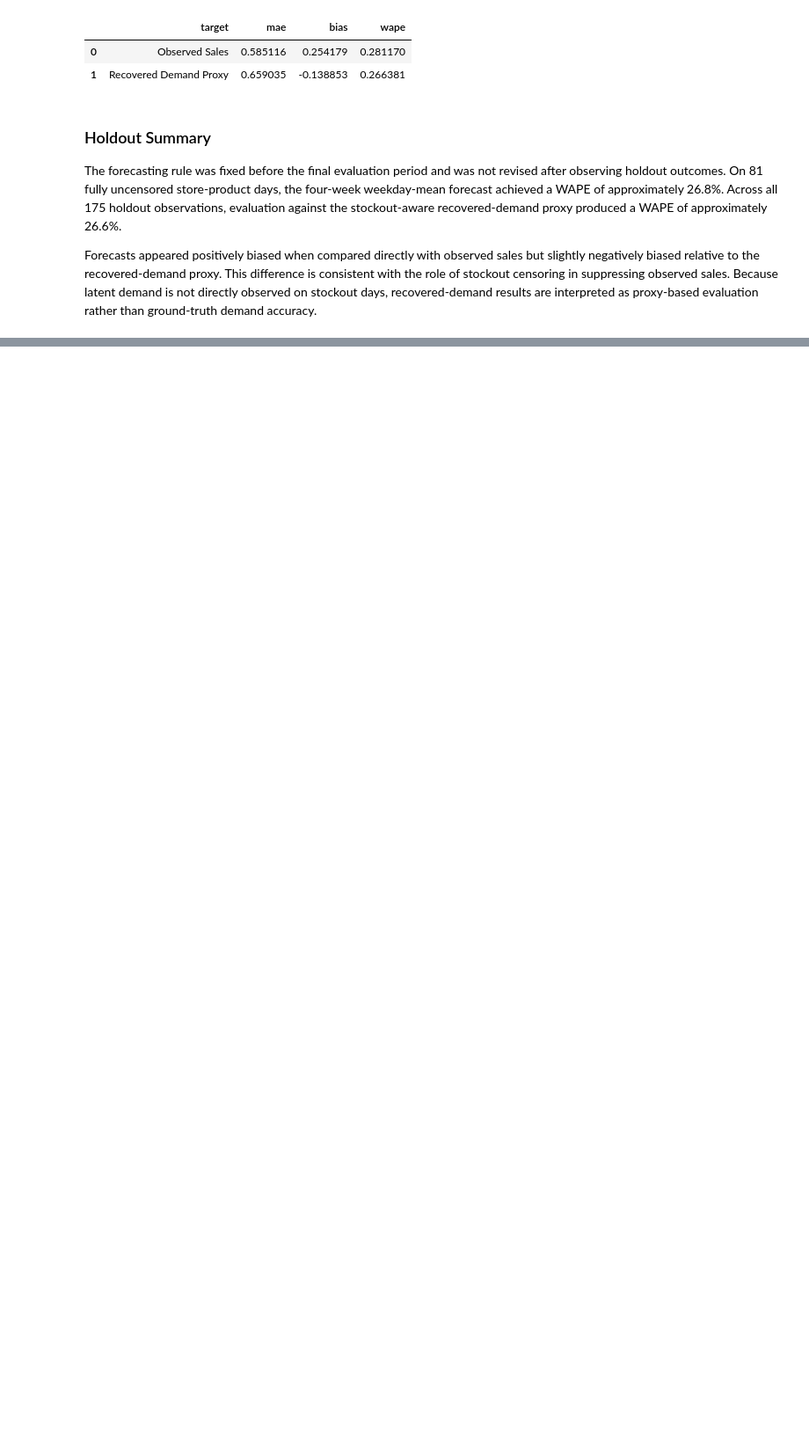
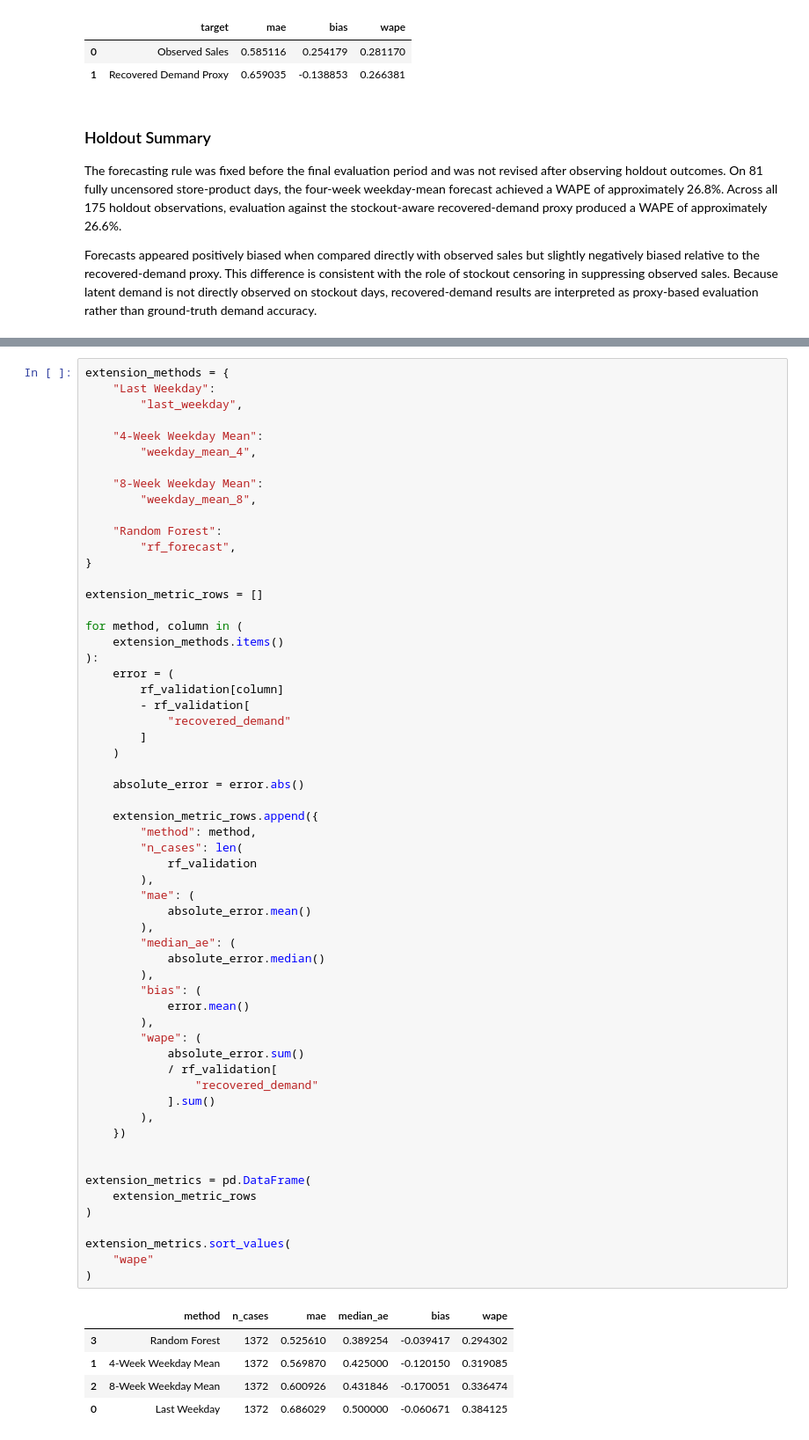
Before and after one commit to Nemesis-0/stockout-aware-replenishment-optimization, a Jupyter notebook: notebooks/02_demand_analysis.ipynb, the cells around one changed output, grey strips where cells are left out. Shown at 88% size. Cells and saved outputs as stored; diff of their text form; blank space fills up the shorter version.

```diff
--- a/notebooks/02_demand_analysis.ipynb
+++ b/notebooks/02_demand_analysis.ipynb
@@ -2868,0 +3244,65 @@ Forecasts appeared positively biased when compared directly with observed sales
+# %%
+extension_methods = {
+    "Last Weekday":
+        "last_weekday",
+
+    "4-Week Weekday Mean":
+        "weekday_mean_4",
+
+    "8-Week Weekday Mean":
+        "weekday_mean_8",
+
+    "Random Forest":
+        "rf_forecast",
+}
+
+extension_metric_rows = []
+
+for method, column in (
+    extension_methods.items()
+):
+    error = (
+        rf_validation[column]
+        - rf_validation[
+            "recovered_demand"
+        ]
+    )
+
+    absolute_error = error.abs()
+
+    extension_metric_rows.append({
+        "method": method,
+        "n_cases": len(
+            rf_validation
+        ),
+        "mae": (
+            absolute_error.mean()
+        ),
+        "median_ae": (
+            absolute_error.median()
+        ),
+        "bias": (
+            error.mean()
+        ),
+        "wape": (
+            absolute_error.sum()
+            / rf_validation[
+                "recovered_demand"
+            ].sum()
+        ),
+    })
+
+
+extension_metrics = pd.DataFrame(
+    extension_metric_rows
+)
+
+extension_metrics.sort_values(
+    "wape"
+)
+# %% [output]
+|  | method | n_cases | mae | median_ae | bias | wape |
+| 3 | Random Forest | 1372 | 0.525610 | 0.389254 | -0.039417 | 0.294302 |
+| 1 | 4-Week Weekday Mean | 1372 | 0.569870 | 0.425000 | -0.120150 | 0.319085 |
+| 2 | 8-Week Weekday Mean | 1372 | 0.600926 | 0.431846 | -0.170051 | 0.336474 |
+| 0 | Last Weekday | 1372 | 0.686029 | 0.500000 | -0.060671 | 0.384125 |
```
Also changed, not shown: parts of 14 cells of this notebook, 2 other files.
